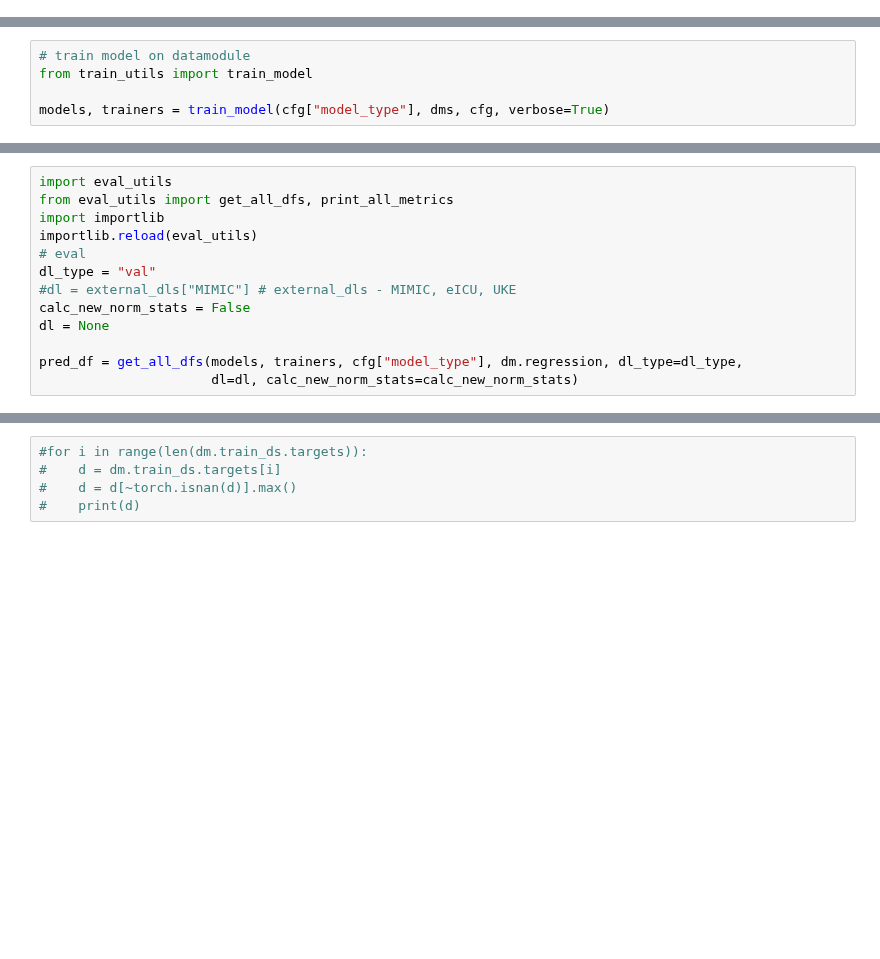
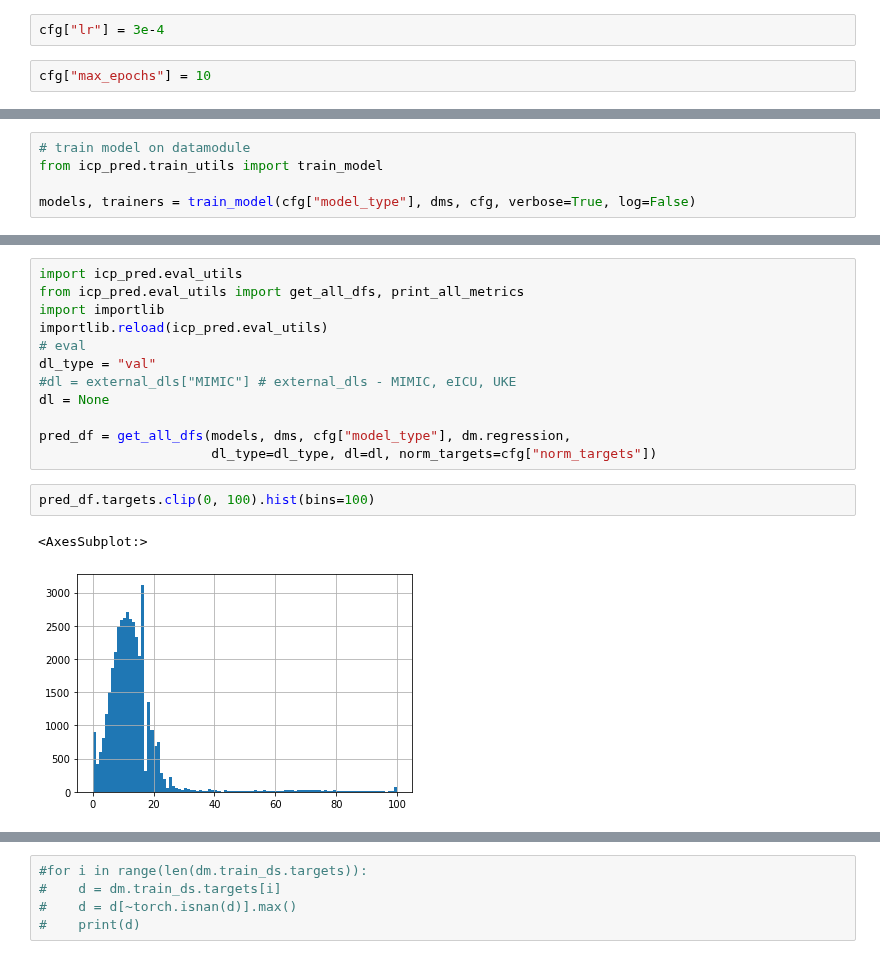
Before and after one commit to NotNANtoN/icp_prediction, a Jupyter notebook: train.ipynb, the cells around one changed output, grey strips where cells are left out. Saved outputs shown, nothing was run; the diff lists cells and outputs as text; blank space fills up the shorter version.

```diff
--- a/train.ipynb
+++ b/train.ipynb
@@ -156,0 +408,4 @@ print(lens.float().mean(), lens.max())
+# %%
+cfg["lr"] = 3e-4
+# %%
+cfg["max_epochs"] = 10
@@ -157,5 +414,5 @@ print(lens.float().mean(), lens.max())
 # %%
 # train model on datamodule
-from train_utils import train_model
+from icp_pred.train_utils import train_model
 
-models, trainers = train_model(cfg["model_type"], dms, cfg, verbose=True)
+models, trainers = train_model(cfg["model_type"], dms, cfg, verbose=True, log=False)
@@ -166,13 +427,17 @@ gc.collect()
 # %%
-import eval_utils
-from eval_utils import get_all_dfs, print_all_metrics
+import icp_pred.eval_utils
+from icp_pred.eval_utils import get_all_dfs, print_all_metrics
 import importlib
-importlib.reload(eval_utils)
+importlib.reload(icp_pred.eval_utils)
 # eval
 dl_type = "val"
 #dl = external_dls["MIMIC"] # external_dls - MIMIC, eICU, UKE
-calc_new_norm_stats = False
 dl = None
 
-pred_df = get_all_dfs(models, trainers, cfg["model_type"], dm.regression, dl_type=dl_type,
-                      dl=dl, calc_new_norm_stats=calc_new_norm_stats)
+pred_df = get_all_dfs(models, dms, cfg["model_type"], dm.regression,
+                      dl_type=dl_type, dl=dl, norm_targets=cfg["norm_targets"])
+# %%
+pred_df.targets.clip(0, 100).hist(bins=100)
+# %% [output]
+<AxesSubplot:>
+[figure, added]
```
Also changed, not shown: parts of 83 cells of this notebook, 18 other files.
